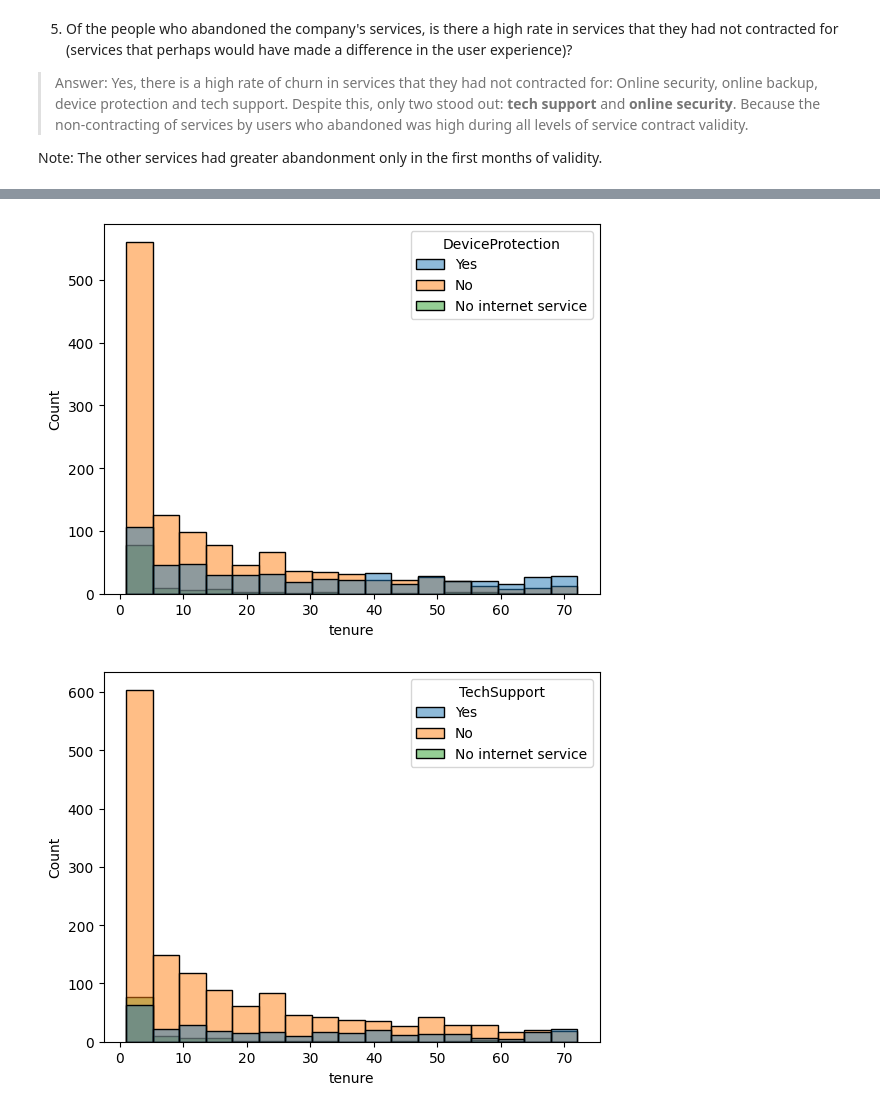
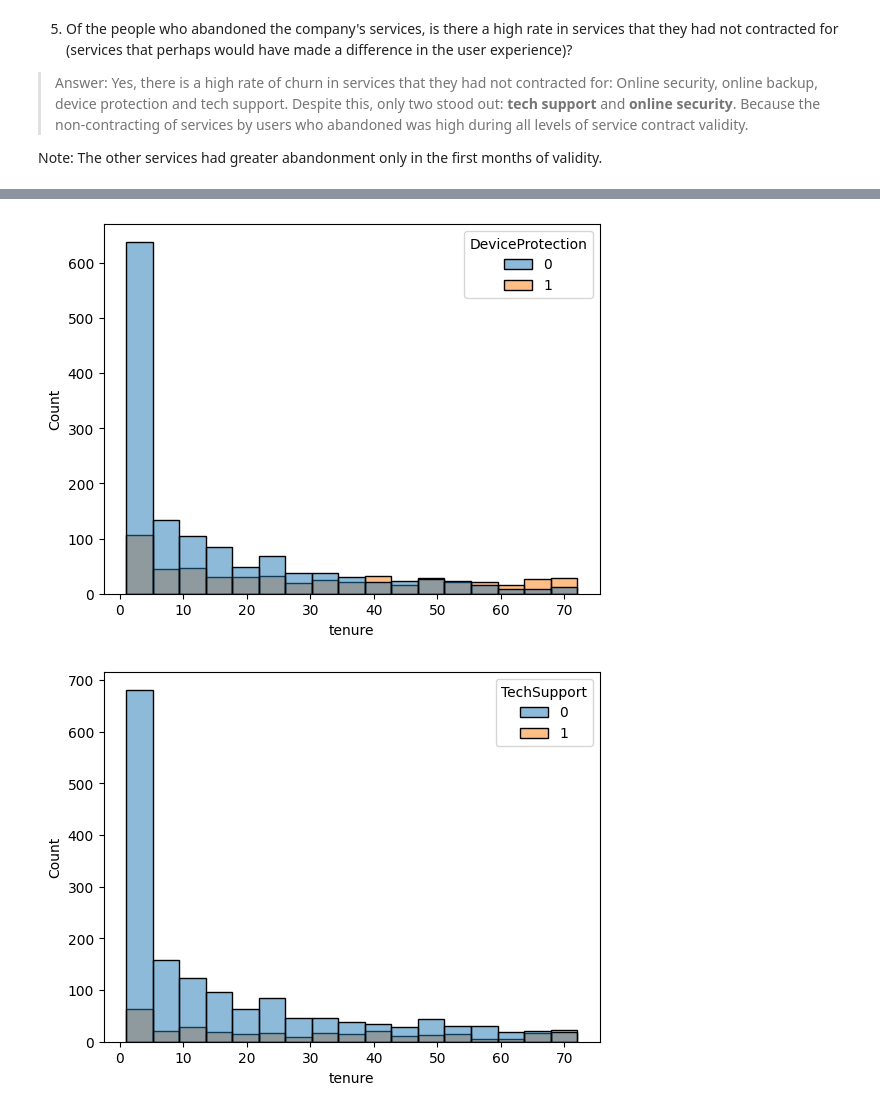
Before and after one commit to gabrielmotablima/DS002--churn-solutions--Telecom, a Jupyter notebook: eda_customers.ipynb, the cells around one changed output, grey strips where cells are left out. Drawn from its saved outputs; the diff is of its cells as text; code cells hidden in the pictures.

```diff
--- a/eda_customers.ipynb
+++ b/eda_customers.ipynb
@@ -649,7 +679,7 @@ conditional_services = [
 
 for service in conditional_services:
     sns.countplot(
-        data=df[df.Churn == 1],
+        data=df_corr[df_corr.Churn == 1],
         x=service
     )
     plt.show();
@@ -664,7 +694,7 @@ for service in conditional_services:
 # %%
 for service in conditional_services:
     sns.histplot(
-        data=df[df.Churn == 1],
+        data=df_corr[df_corr.Churn == 1],
         x="tenure",
         hue=service
     )
@@ -676,2 +706,2 @@ for service in conditional_services:
-[figure, old version]
+[figure, new version]
-[figure, old version]
+[figure, new version]
```
Also changed, not shown: parts of 19 cells of this notebook, 1 other file.
